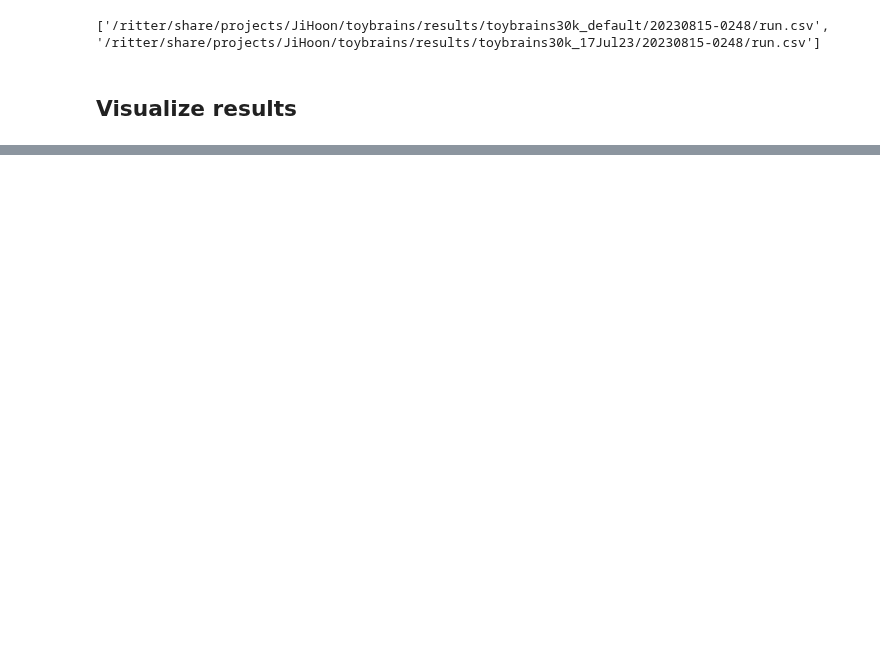
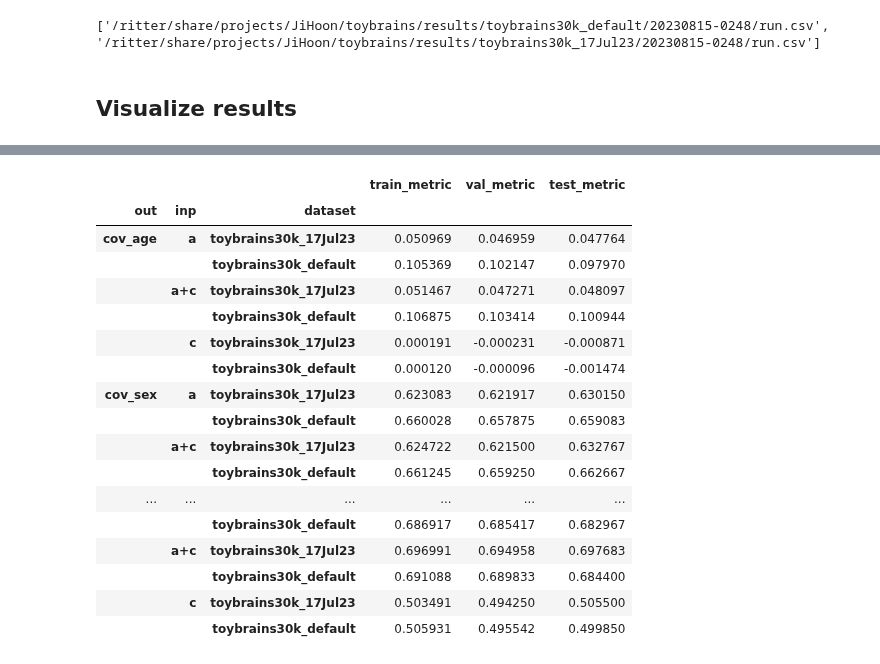
Before and after one commit to RoshanRane/toybrains, a Jupyter notebook: main_baseline-short.ipynb, the cells around one changed output, grey strips where cells are left out. Saved outputs shown, nothing was run; the diff lists cells and outputs as text; code cells hidden in the pictures; blank space fills up the shorter version.

```diff
--- a/main_baseline-short.ipynb
+++ b/main_baseline-short.ipynb
@@ -132,0 +155,21 @@ print(out_path_list)
+# %%
+viz_df.groupby(["out", "inp", "dataset"])['train_metric', 'val_metric', 'test_metric'].mean()
+# %% [output]
+|  |  |  | train_metric | val_metric | test_metric |
+| out | inp | dataset |  |  |  |
+| cov_age | a | toybrains30k_17Jul23 | 0.050969 | 0.046959 | 0.047764 |
+|  |  | toybrains30k_default | 0.105369 | 0.102147 | 0.097970 |
+|  | a+c | toybrains30k_17Jul23 | 0.051467 | 0.047271 | 0.048097 |
+|  |  | toybrains30k_default | 0.106875 | 0.103414 | 0.100944 |
+|  | c | toybrains30k_17Jul23 | 0.000191 | -0.000231 | -0.000871 |
+|  |  | toybrains30k_default | 0.000120 | -0.000096 | -0.001474 |
+| cov_sex | a | toybrains30k_17Jul23 | 0.623083 | 0.621917 | 0.630150 |
+|  |  | toybrains30k_default | 0.660028 | 0.657875 | 0.659083 |
+|  | a+c | toybrains30k_17Jul23 | 0.624722 | 0.621500 | 0.632767 |
+|  |  | toybrains30k_default | 0.661245 | 0.659250 | 0.662667 |
+| ... | ... | ... | ... | ... | ... |
+|  |  | toybrains30k_default | 0.686917 | 0.685417 | 0.682967 |
+|  | a+c | toybrains30k_17Jul23 | 0.696991 | 0.694958 | 0.697683 |
+|  |  | toybrains30k_default | 0.691088 | 0.689833 | 0.684400 |
+|  | c | toybrains30k_17Jul23 | 0.503491 | 0.494250 | 0.505500 |
+|  |  | toybrains30k_default | 0.505931 | 0.495542 | 0.499850 |
```
Also changed, not shown: parts of 7 cells of this notebook, 1 other file.
